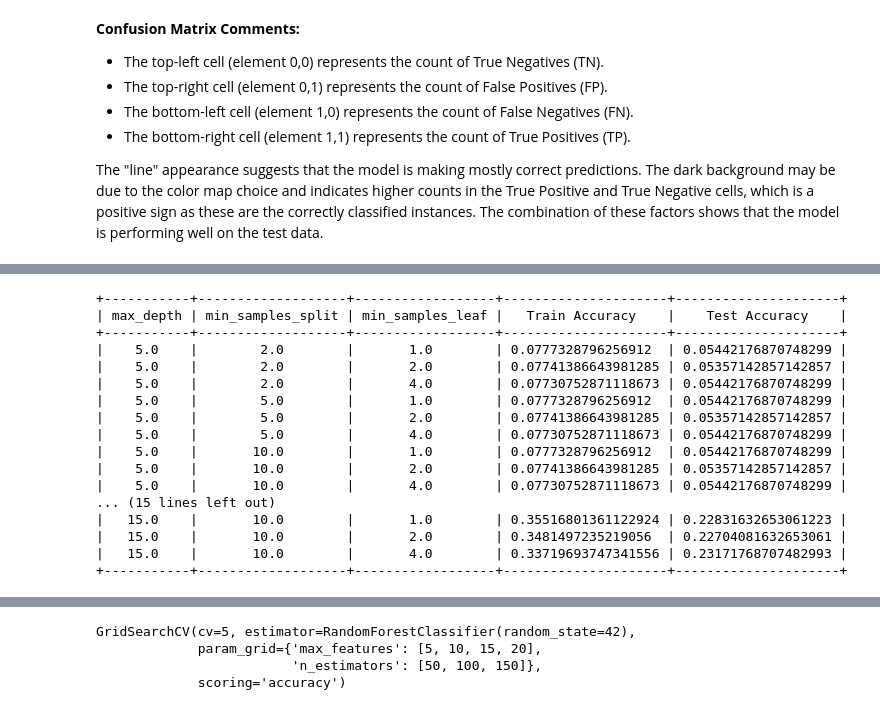
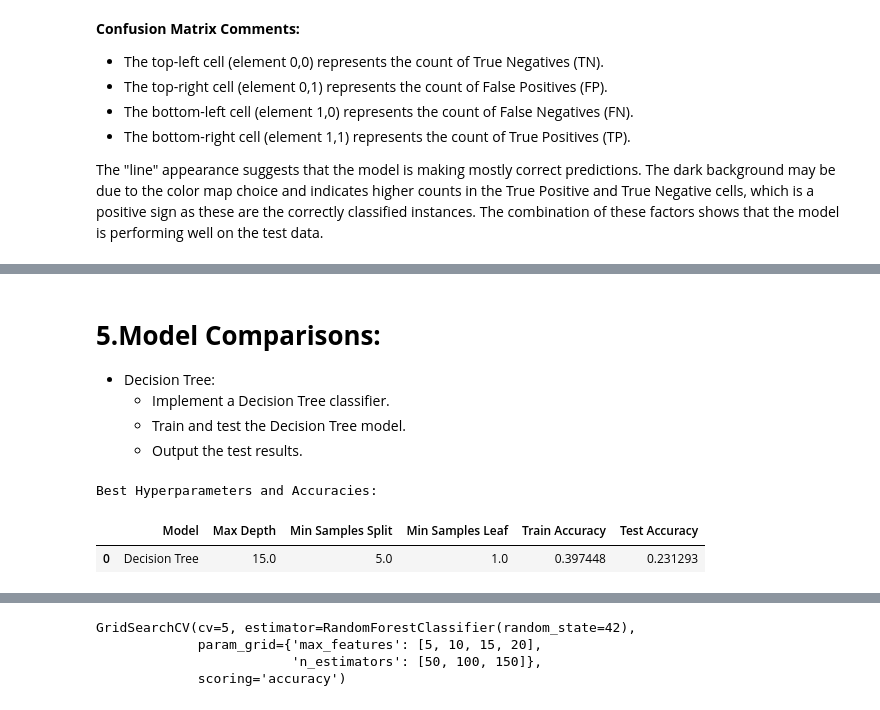
Before and after one commit to Fcazarez/RRC3_IntroAI_Project2_Random_Forest_Ensembles, a Jupyter notebook: Copy_of_Project2_Intro_AI_Random_Forest_Ensembles.ipynb, the cells around one changed output, grey strips where cells are left out. Saved outputs shown, nothing was run; the diff lists cells and outputs as text; code cells hidden in the pictures.

```diff
--- a/Copy_of_Project2_Intro_AI_Random_Forest_Ensembles.ipynb
+++ b/Copy_of_Project2_Intro_AI_Random_Forest_Ensembles.ipynb
@@ -474,59 +456,72 @@ Testing Accuracy dt: 0.2699829931972789
+# %% [markdown]
+# **5.Model Comparisons:**
+* Decision Tree:
+  - Implement a Decision Tree classifier.
+  - Train and test the Decision Tree model.
+  - Output the test results.
 # %%
+import pandas as pd
+from sklearn.tree import DecisionTreeClassifier
+from sklearn.metrics import accuracy_score
+
+# Define hyperparameters to tune
 max_depth_values = [5, 10, 15]
 min_samples_split_values = [2, 5, 10]
 min_samples_leaf_values = [1, 2, 4]
 
-results_all_dt = pd.DataFrame(columns=["max_depth", "min_samples_split", "min_samples_leaf", "Train Accuracy", "Test Accuracy"])
+# Initialize an empty list to store results
+results_all_dt = []
 
 for max_depth in max_depth_values:
     for min_samples_split in min_samples_split_values:
         for min_samples_leaf in min_samples_leaf_values:
+            # Initialize and train the decision tree classifier with hyperparameters
             decision_tree_classifier = DecisionTreeClassifier(
                 random_state=42,
                 max_depth=max_depth,
                 min_samples_split=min_samples_split,
                 min_samples_leaf=min_samples_leaf
             )
 
-            # training
             decision_tree_classifier.fit(X_train, y_train)
 
-            # prediction training data
+            # Predict on training data
             y_train_pred = decision_tree_classifier.predict(X_train)
-
-            # accuracy training data
             train_accuracy = accuracy_score(y_train, y_train_pred)
 
-            # prediction testing data
+            # Predict on testing data
             y_test_pred = decision_tree_classifier.predict(X_test)
-
-            # accuracy testing data
             test_accuracy = accuracy_score(y_test, y_test_pred)
 
-            results_all_dt = results_all_dt.append({"max_depth": max_depth,
-                                            "min_samples_split": min_samples_split,
-                                            "min_samples_leaf": min_samples_leaf,
-                                            "Train Accuracy": train_accuracy,
-                                            "Test Accuracy": test_accuracy}, ignore_index=True)
+            # Store the results in a dictionary
+            results_all_dt.append({
+                "max_depth": max_depth,
+                "min_samples_split": min_samples_split,
+                "min_samples_leaf": min_samples_leaf,
+                "Train Accuracy": train_accuracy,
+                "Test Accuracy": test_accuracy
+            })
 
-table_result_dt = tabulate(results_all_dt, headers='keys', tablefmt='pretty', showindex=False)
+# Create a DataFrame from the results
+results_all_dt_df = pd.DataFrame(results_all_dt)
 
-print(table_result_dt)
+# Find the row with the highest test accuracy (best hyperparameters)
+best_hyperparameters = results_all_dt_df.loc[results_all_dt_df['Test Accuracy'].idxmax()]
+
+# Create a new DataFrame with the best hyperparameters
+dt_results_df = pd.DataFrame({
+    "Model": ["Decision Tree"],
+    "Max Depth": [best_hyperparameters["max_depth"]],
+    "Min Samples Split": [best_hyperparameters["min_samples_split"]],
+    "Min Samples Leaf": [best_hyperparameters["min_samples_leaf"]],
+    "Train Accuracy": [best_hyperparameters["Train Accuracy"]],
+    "Test Accuracy": [best_hyperparameters["Test Accuracy"]]
+})
+
+# Display the best hyperparameters in the desired format
+print("Best Hyperparameters and Accuracies:")
+dt_results_df
 # %% [output]
-+-----------+-------------------+------------------+---------------------+---------------------+
-| max_depth | min_samples_split | min_samples_leaf |   Train Accuracy    |    Test Accuracy    |
-+-----------+-------------------+------------------+---------------------+---------------------+
-|    5.0    |        2.0        |       1.0        | 0.0777328796256912  | 0.05442176870748299 |
-|    5.0    |        2.0        |       2.0        | 0.07741386643981285 | 0.05357142857142857 |
-|    5.0    |        2.0        |       4.0        | 0.07730752871118673 | 0.05442176870748299 |
-|    5.0    |        5.0        |       1.0        | 0.0777328796256912  | 0.05442176870748299 |
-|    5.0    |        5.0        |       2.0        | 0.07741386643981285 | 0.05357142857142857 |
-|    5.0    |        5.0        |       4.0        | 0.07730752871118673 | 0.05442176870748299 |
-|    5.0    |       10.0        |       1.0        | 0.0777328796256912  | 0.05442176870748299 |
-|    5.0    |       10.0        |       2.0        | 0.07741386643981285 | 0.05357142857142857 |
-|    5.0    |       10.0        |       4.0        | 0.07730752871118673 | 0.05442176870748299 |
-... (15 lines left out)
-|   15.0    |       10.0        |       1.0        | 0.35516801361122924 | 0.22831632653061223 |
-|   15.0    |       10.0        |       2.0        | 0.3481497235219056  | 0.22704081632653061 |
-|   15.0    |       10.0        |       4.0        | 0.33719693747341556 | 0.23171768707482993 |
-+-----------+-------------------+------------------+---------------------+---------------------+
+Best Hyperparameters and Accuracies:
+|  | Model | Max Depth | Min Samples Split | Min Samples Leaf | Train Accuracy | Test Accuracy |
+| 0 | Decision Tree | 15.0 | 5.0 | 1.0 | 0.397448 | 0.231293 |
```
Also changed, not shown: parts of 27 cells of this notebook.
